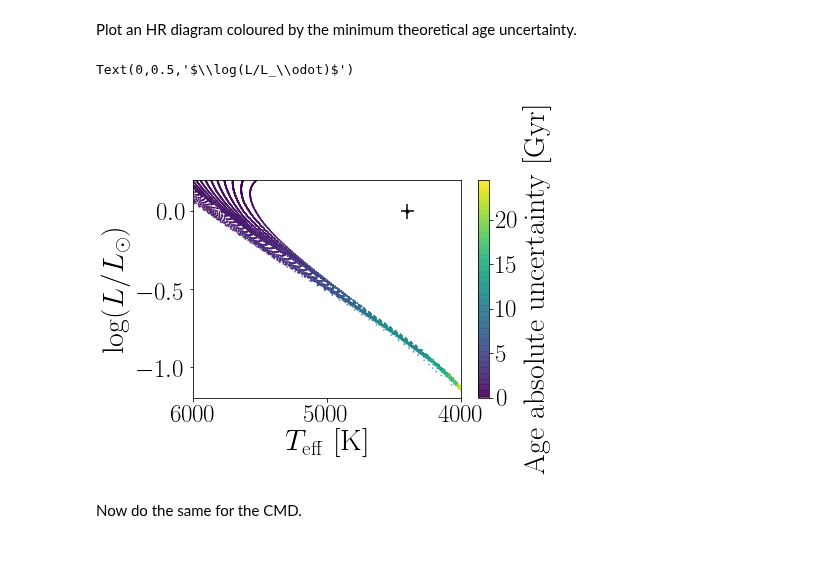
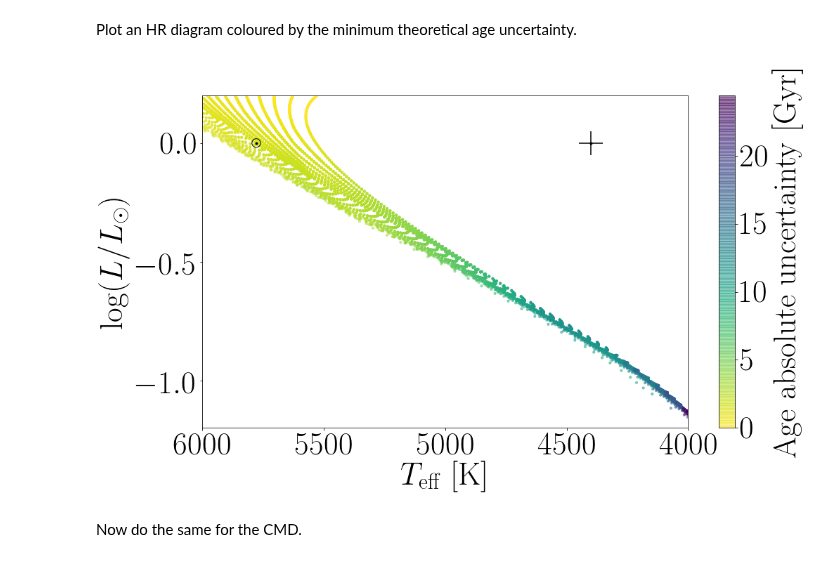
Before and after one commit to RuthAngus/stardate, a Jupyter notebook: code/Fisher_information.ipynb, the cells around one changed output. Drawn from its saved outputs; the diff is of its cells as text; code cells hidden in the pictures.

```diff
--- a/code/Fisher_information.ipynb
+++ b/code/Fisher_information.ipynb
@@ -75,10 +75,28 @@ G = np.array([i for j in G for i in j])
 bp = np.array([i for j in bp for i in j])
 rp = np.array([i for j in rp for i in j])
 
-plt.scatter(teffs, Ls, c=ages, s=8)
+plotpar = {'axes.labelsize': 45,
+           'font.size': 25,
+           'legend.fontsize': 15,
+           'xtick.labelsize': 45,
+           'ytick.labelsize': 45,
+           'text.usetex': True}
+plt.rcParams.update(plotpar)
+
+plt.figure(figsize=(16, 9))
+plt.scatter(teffs, Ls, c=ages, s=8, cmap="viridis_r", alpha=.5, rasterized=True)
 plt.xlabel('$T_{\mathrm{eff}}~\mathrm{[K]}$')
 plt.ylabel('$\log(L/L_\odot)$')
 plt.xlim(tmax, tmin)
 plt.ylim(Lmin, Lmax)
 plt.colorbar(label="$\log(\mathrm{Age~[Gyr]})$")
+
+# The sun
+plt.plot(5778, 0, ".k")  # Casagrande 2018
+plt.scatter(5778, 0, s=150, facecolors="none", edgecolors="k")
+
+plt.subplots_adjust(left=.15, bottom=.15)
+
+plt.savefig("hr_diagram.pdf")
+plt.savefig("hr_diagram")
 # %% [output]
@@ -141,14 +184,23 @@ Cq = calc_Cq(x, y, z, dx, dy, xerr, yerr)
 # %% [markdown]
 Plot an HR diagram coloured by the minimum theoretical age uncertainty.
 # %%
-plt.scatter(teffs, Ls, c=Cq, s=.5, alpha=.7)
+plt.figure(figsize=(16, 9))
+plt.scatter(teffs, Ls, c=Cq, s=10, alpha=.5, cmap="viridis_r", rasterized=True)
 plt.xlim(tmax, tmin)
 plt.ylim(Lmin, Lmax)
 plt.colorbar(label="$\mathrm{Age~absolute~uncertainty~[Gyr]}$")
 plt.errorbar((tmax - tmin)*.2 + tmin, 0, xerr=terr, yerr=lerr, fmt=".", color="k")
 
 plt.xlabel('$T_{\mathrm{eff}}~\mathrm{[K]}$')
 plt.ylabel('$\log(L/L_\odot)$')
+
+# The sun
+plt.plot(5778, 0, ".k")  # Casagrande 2018
+plt.scatter(5778, 0, s=150, facecolors="none", edgecolors="k")
+
+plt.subplots_adjust(left=.15, bottom=.15)
+
+plt.savefig("fisher_hr_diagram")
+plt.savefig("fisher_hr_diagram.pdf")
 # %% [output]
-Text(0,0.5,'$\\log(L/L_\\odot)$')
-[figure, old version]
+[figure, new version]
```
Also changed, not shown: parts of 5 cells of this notebook, 6 other files.
